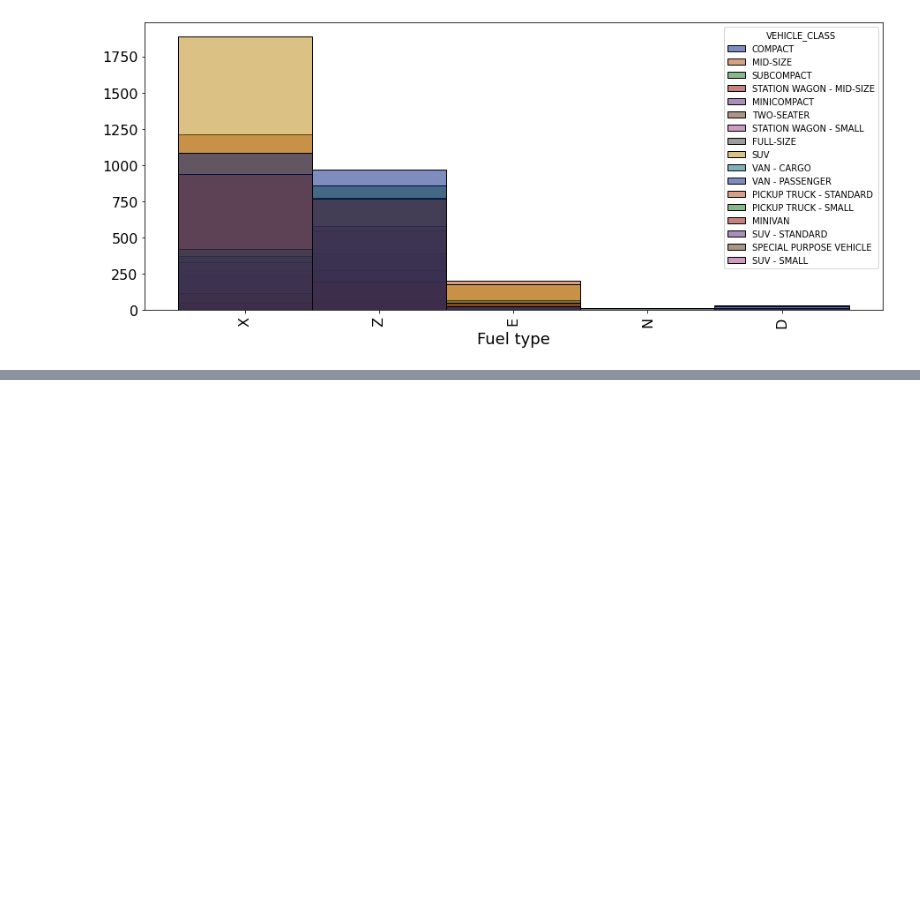
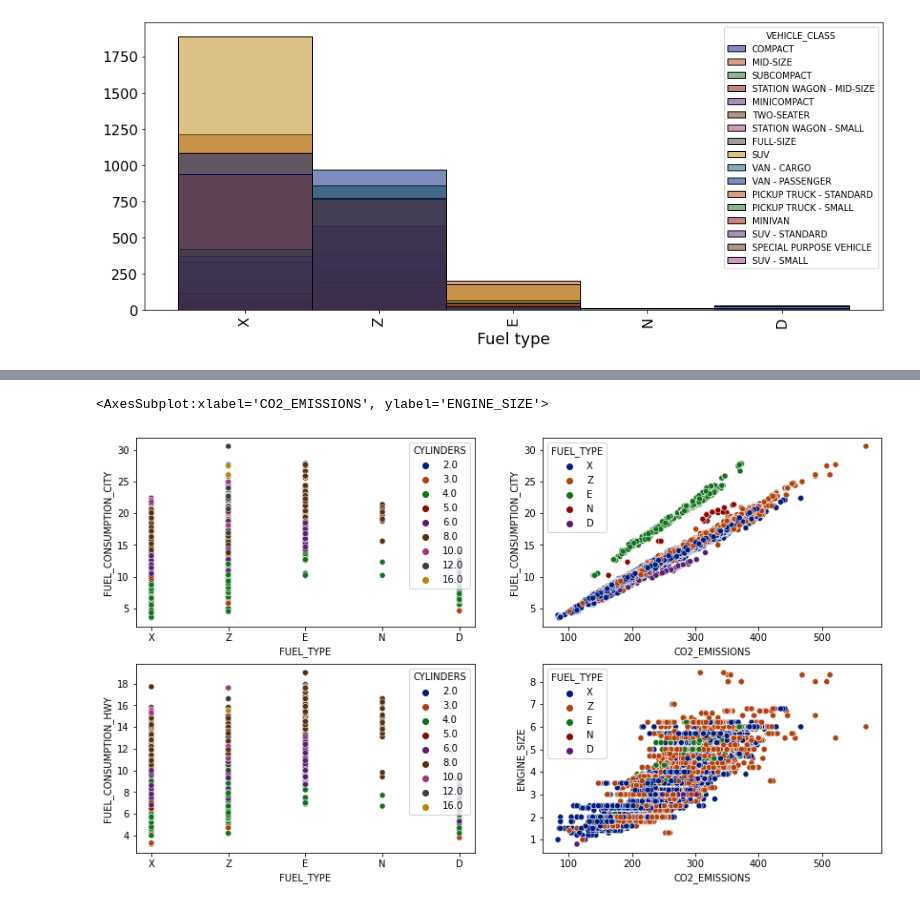
Before and after one commit to csparanjape/Fuel_Consumption, a Jupyter notebook: 02_Fuel_Consumption_Exploratory_data_analysis.ipynb, the cells around one changed output, grey strips where cells are left out. Cells and saved outputs as stored; diff of their text form; code cells hidden in the pictures; blank space fills up the shorter version.

```diff
--- a/02_Fuel_Consumption_Exploratory_data_analysis.ipynb
+++ b/02_Fuel_Consumption_Exploratory_data_analysis.ipynb
@@ -180,0 +175,9 @@ sns.scatterplot(ax=ax[1,1],data=df,x='CO2 EMISSIONS',y='ENGINE_SIZE',hue='FUEL_T
+# %%
+fig,ax=plt.subplots(nrows=2,ncols=2,figsize=(14,8))
+sns.scatterplot(ax=ax[0,0],data=df,x='FUEL_TYPE',y='FUEL_CONSUMPTION_CITY',hue='CYLINDERS',palette='dark')
+sns.scatterplot(ax=ax[0,1],data=df,x='CO2_EMISSIONS',y='FUEL_CONSUMPTION_CITY',hue='FUEL_TYPE',palette='dark')
+sns.scatterplot(ax=ax[1,0],data=df,x='FUEL_TYPE',y='FUEL_CONSUMPTION_HWY',hue='CYLINDERS',palette='dark')
+sns.scatterplot(ax=ax[1,1],data=df,x='CO2_EMISSIONS',y='ENGINE_SIZE',hue='FUEL_TYPE',palette='dark')
+# %% [output]
+<AxesSubplot:xlabel='CO2_EMISSIONS', ylabel='ENGINE_SIZE'>
+[figure, added]
```
Also changed, not shown: parts of 10 cells of this notebook, 3 other files.
